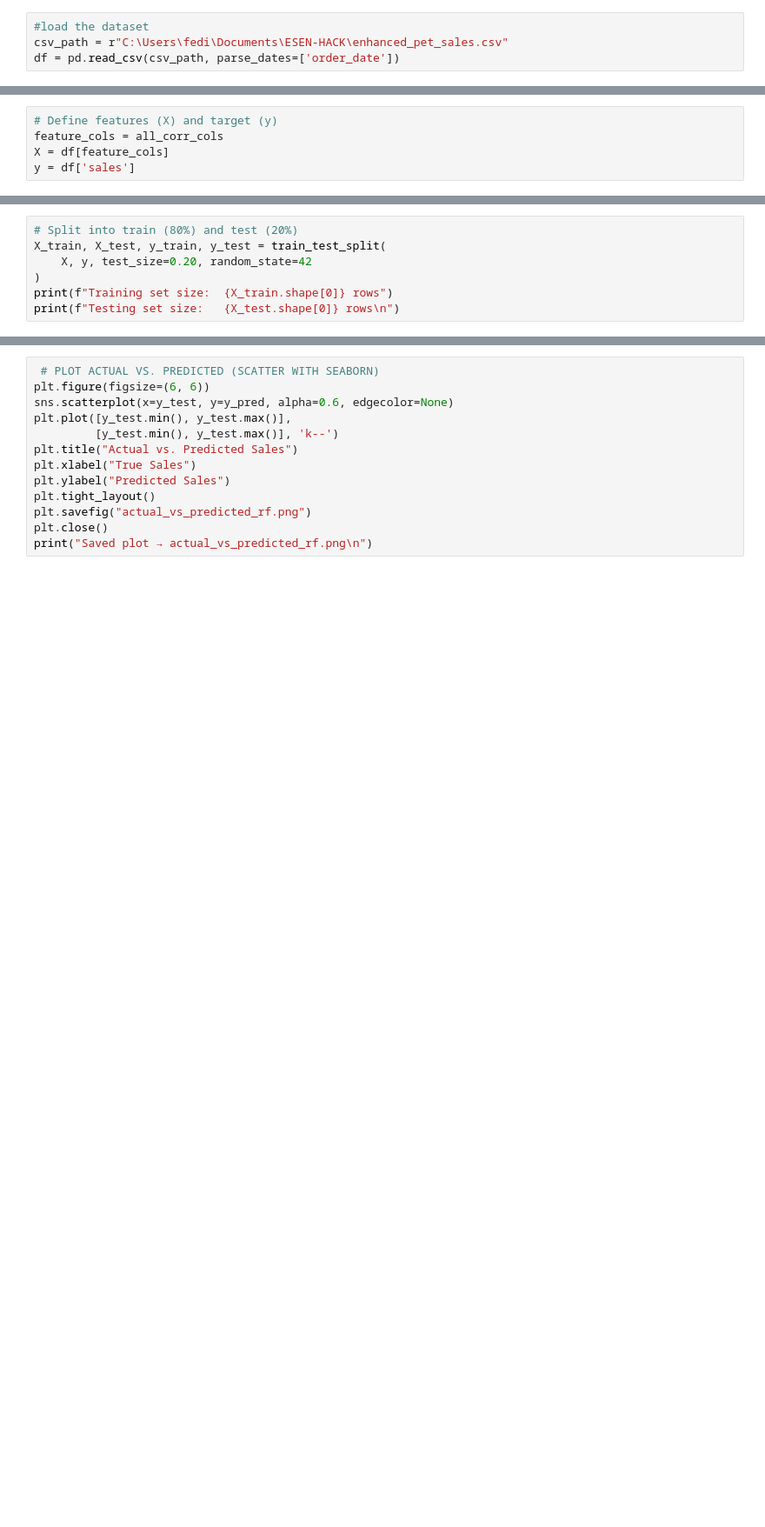
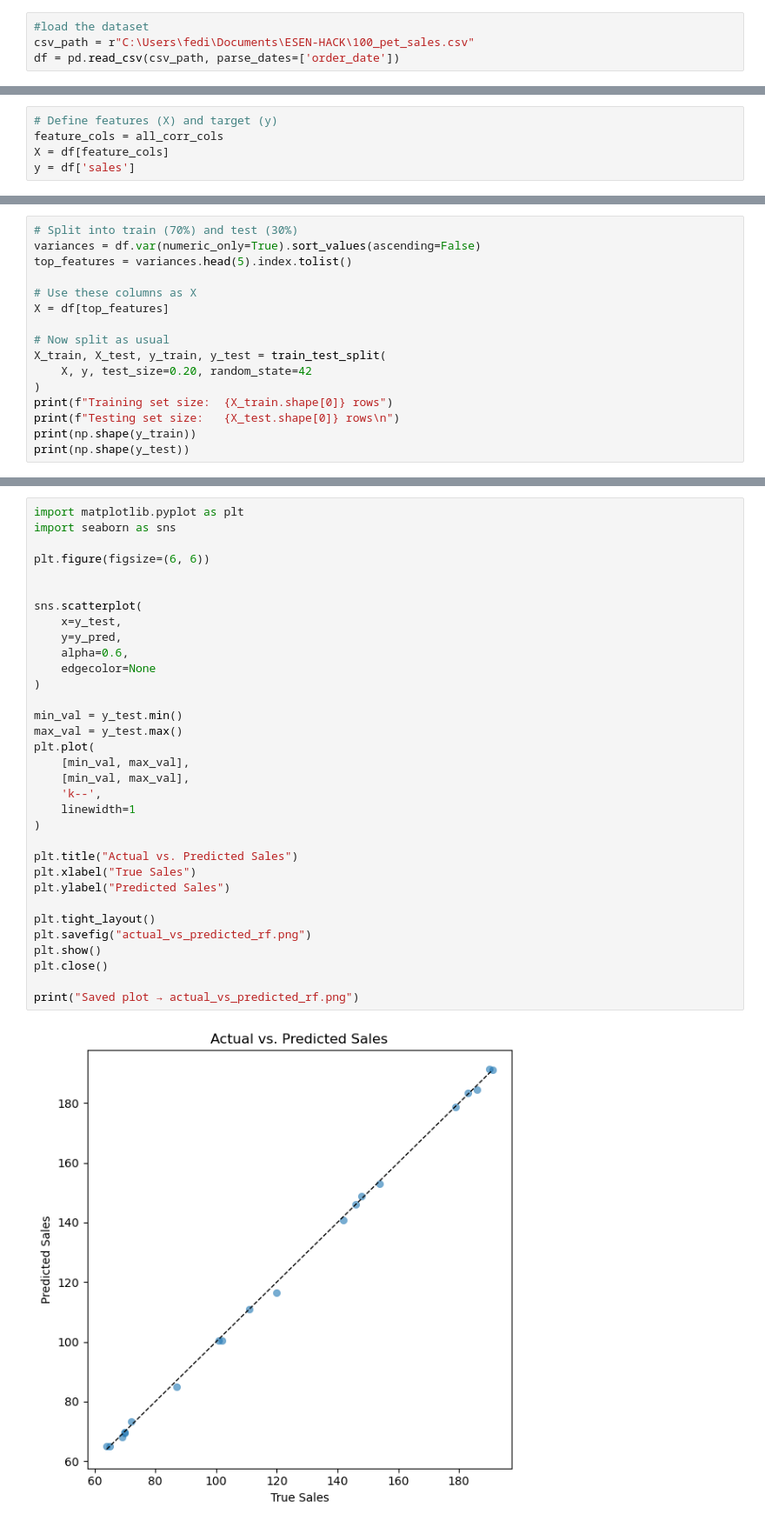
Before and after one commit to HajjiFedi/stat_part_of_petwise, a Jupyter notebook: STATISTIC AI.ipynb, the cells around one changed output, grey strips where cells are left out. Shown: that part at 87% size. Cells and saved outputs as stored; diff of their text form; blank space fills up the shorter version.

```diff
--- a/STATISTIC AI.ipynb
+++ b/STATISTIC AI.ipynb
@@ -11,7 +12,7 @@ from sklearn.metrics import mean_squared_error, r2_score
 import joblib
 # %%
 #load the dataset
-csv_path = r"C:\Users\fedi\Documents\ESEN-HACK\enhanced_pet_sales.csv"
+csv_path = r"C:\Users\fedi\Documents\ESEN-HACK\100_pet_sales.csv"
 df = pd.read_csv(csv_path, parse_dates=['order_date'])
 # %%
 # Quick peek at the first few rows
@@ -117,7 +160,16 @@ print("✅ All feature columns are present.\n")
 # %%
-# Split into train (80%) and test (20%)
+# Split into train (70%) and test (30%)
+variances = df.var(numeric_only=True).sort_values(ascending=False)
+top_features = variances.head(5).index.tolist()
+
+# Use these columns as X
+X = df[top_features]
+
+# Now split as usual
 X_train, X_test, y_train, y_test = train_test_split(
     X, y, test_size=0.20, random_state=42
 )
 print(f"Training set size:  {X_train.shape[0]} rows")
 print(f"Testing set size:   {X_test.shape[0]} rows\n")
+print(np.shape(y_train))
+print(np.shape(y_test))
@@ -178,13 +251,35 @@ print("Saved plot → feature_importances_rf.png\n")
 # %%
- # PLOT ACTUAL VS. PREDICTED (SCATTER WITH SEABORN)
+import matplotlib.pyplot as plt
+import seaborn as sns
+
 plt.figure(figsize=(6, 6))
-sns.scatterplot(x=y_test, y=y_pred, alpha=0.6, edgecolor=None)
-plt.plot([y_test.min(), y_test.max()],
-         [y_test.min(), y_test.max()], 'k--')
+
+
+sns.scatterplot(
+    x=y_test,
+    y=y_pred,
+    alpha=0.6,
+    edgecolor=None
+)
+
+min_val = y_test.min()
+max_val = y_test.max()
+plt.plot(
+    [min_val, max_val],
+    [min_val, max_val],
+    'k--',
+    linewidth=1
+)
+
 plt.title("Actual vs. Predicted Sales")
 plt.xlabel("True Sales")
 plt.ylabel("Predicted Sales")
+
 plt.tight_layout()
 plt.savefig("actual_vs_predicted_rf.png")
+plt.show()
 plt.close()
-print("Saved plot → actual_vs_predicted_rf.png\n")
+
+print("Saved plot → actual_vs_predicted_rf.png")
+# %% [output]
+[figure, added]
```
Also changed, not shown: parts of 17 cells of this notebook.
